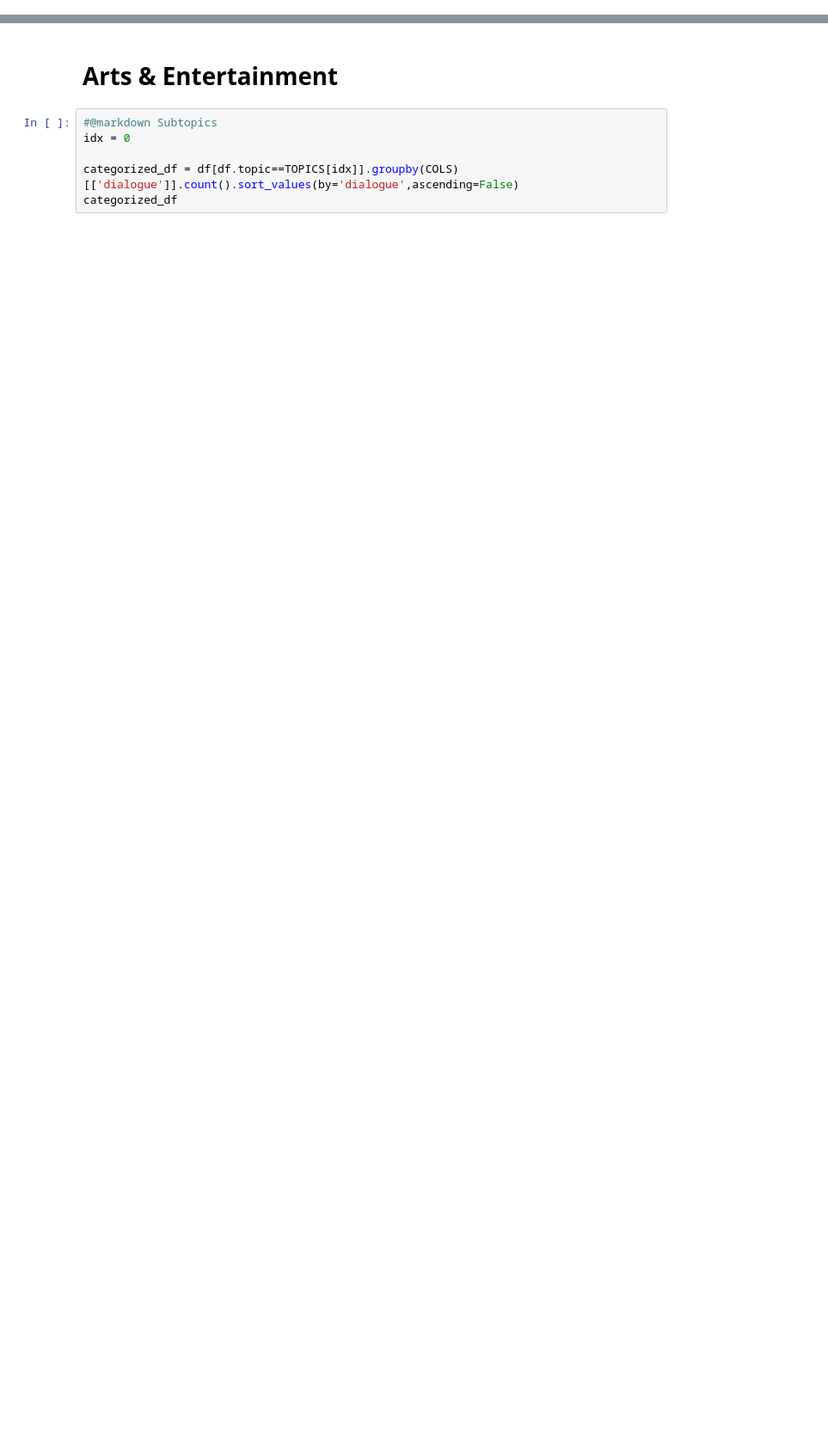
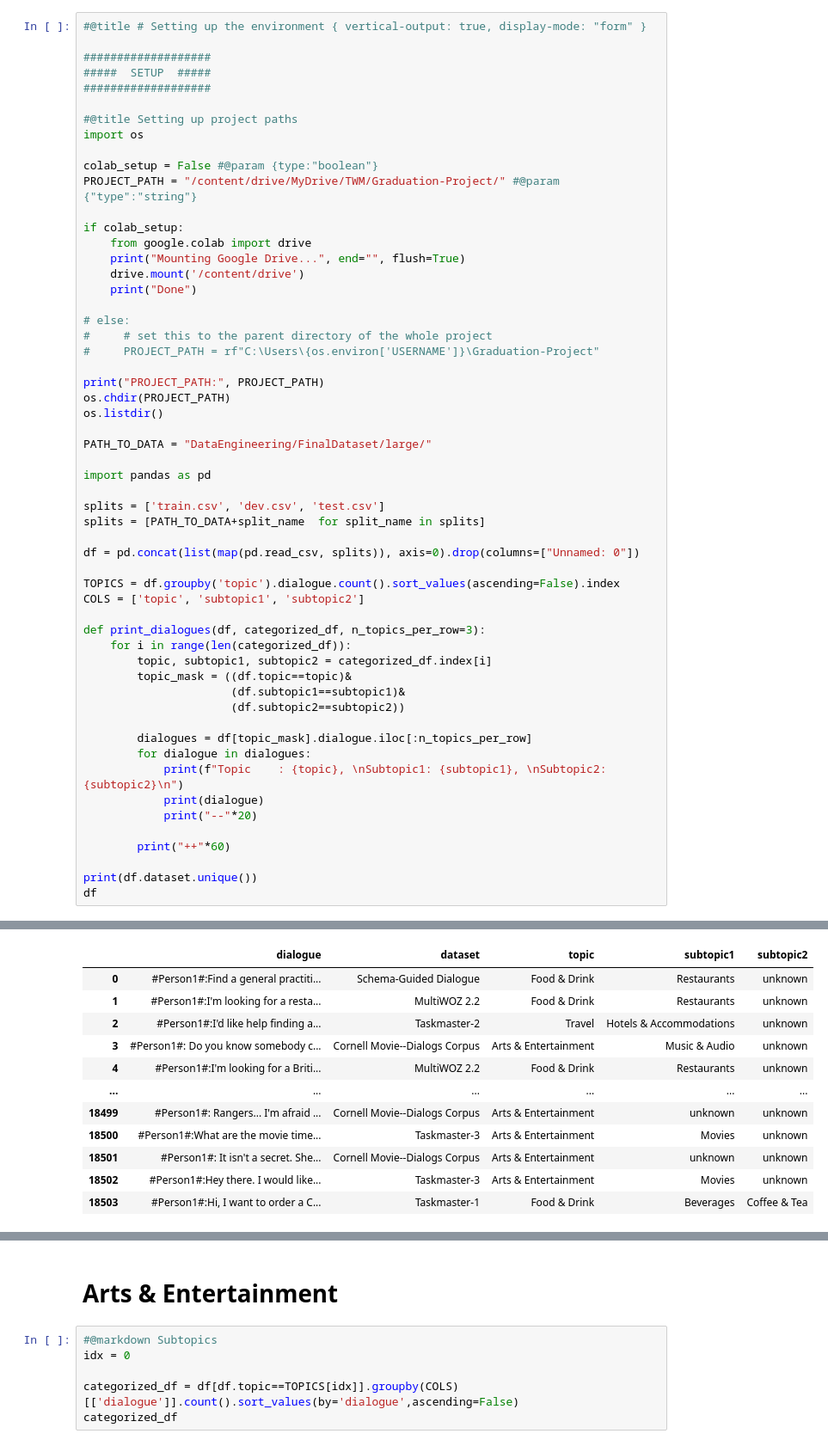
Before and after one commit to Mhmd-Hisham/Graduation-Project, a Jupyter notebook: DataEngineering/Notebooks/4- Inspecting The Topics.ipynb, the cells around one changed output, grey strips where cells are left out. Shown at 86% size. Drawn from its saved outputs; the diff is of its cells as text; blank space fills up the shorter version.

```diff
--- a/DataEngineering/Notebooks/4- Inspecting The Topics.ipynb
+++ b/DataEngineering/Notebooks/4- Inspecting The Topics.ipynb
@@ -0,0 +1,57 @@
+# %%
+#@title # Setting up the environment { vertical-output: true, display-mode: "form" }
+
+###################
+#####  SETUP  #####
+###################
+
+#@title Setting up project paths
+import os
+
+colab_setup = False #@param {type:"boolean"}
+PROJECT_PATH = "/content/drive/MyDrive/TWM/Graduation-Project/" #@param {"type":"string"}
+
+if colab_setup:
+    from google.colab import drive
+    print("Mounting Google Drive...", end="", flush=True)
+    drive.mount('/content/drive')
+    print("Done")
+
+# else:
+#     # set this to the parent directory of the whole project
+#     PROJECT_PATH = rf"C:\Users\{os.environ['USERNAME']}\Graduation-Project"
+
+print("PROJECT_PATH:", PROJECT_PATH)
+os.chdir(PROJECT_PATH)
+os.listdir()
+
+PATH_TO_DATA = "DataEngineering/FinalDataset/large/"
+
+import pandas as pd
+
+splits = ['train.csv', 'dev.csv', 'test.csv']
+splits = [PATH_TO_DATA+split_name  for split_name in splits]
+
+df = pd.concat(list(map(pd.read_csv, splits)), axis=0).drop(columns=["Unnamed: 0"])
+
+TOPICS = df.groupby('topic').dialogue.count().sort_values(ascending=False).index
+COLS = ['topic', 'subtopic1', 'subtopic2']
+
+def print_dialogues(df, categorized_df, n_topics_per_row=3):
+    for i in range(len(categorized_df)):
+        topic, subtopic1, subtopic2 = categorized_df.index[i]
+        topic_mask = ((df.topic==topic)&
+                      (df.subtopic1==subtopic1)&
+                      (df.subtopic2==subtopic2))
+
+        dialogues = df[topic_mask].dialogue.iloc[:n_topics_per_row]
+        for dialogue in dialogues:
+            print(f"Topic    : {topic}, \nSubtopic1: {subtopic1}, \nSubtopic2: {subtopic2}\n")
+            print(dialogue)
+            print("--"*20)
+
+        print("++"*60)
+
+print(df.dataset.unique())
+df
+# %% [output]
@@ -0,0 +63,12 @@
+|  | dialogue | dataset | topic | subtopic1 | subtopic2 |
+| 0 | #Person1#:Find a general practiti... | Schema-Guided Dialogue | Food & Drink | Restaurants | unknown |
+| 1 | #Person1#:I'm looking for a resta... | MultiWOZ 2.2 | Food & Drink | Restaurants | unknown |
+| 2 | #Person1#:I'd like help finding a... | Taskmaster-2 | Travel | Hotels & Accommodations | unknown |
+| 3 | #Person1#: Do you know somebody c... | Cornell Movie--Dialogs Corpus | Arts & Entertainment | Music & Audio | unknown |
+| 4 | #Person1#:I'm looking for a Briti... | MultiWOZ 2.2 | Food & Drink | Restaurants | unknown |
+| ... | ... | ... | ... | ... | ... |
+| 18499 | #Person1#: Rangers... I'm afraid ... | Cornell Movie--Dialogs Corpus | Arts & Entertainment | unknown | unknown |
+| 18500 | #Person1#:What are the movie time... | Taskmaster-3 | Arts & Entertainment | Movies | unknown |
+| 18501 | #Person1#: It isn't a secret. She... | Cornell Movie--Dialogs Corpus | Arts & Entertainment | unknown | unknown |
+| 18502 | #Person1#:Hey there. I would like... | Taskmaster-3 | Arts & Entertainment | Movies | unknown |
+| 18503 | #Person1#:Hi, I want to order a C... | Taskmaster-1 | Food & Drink | Beverages | Coffee & Tea |
```
Also changed, not shown: parts of 3 cells of this notebook.
